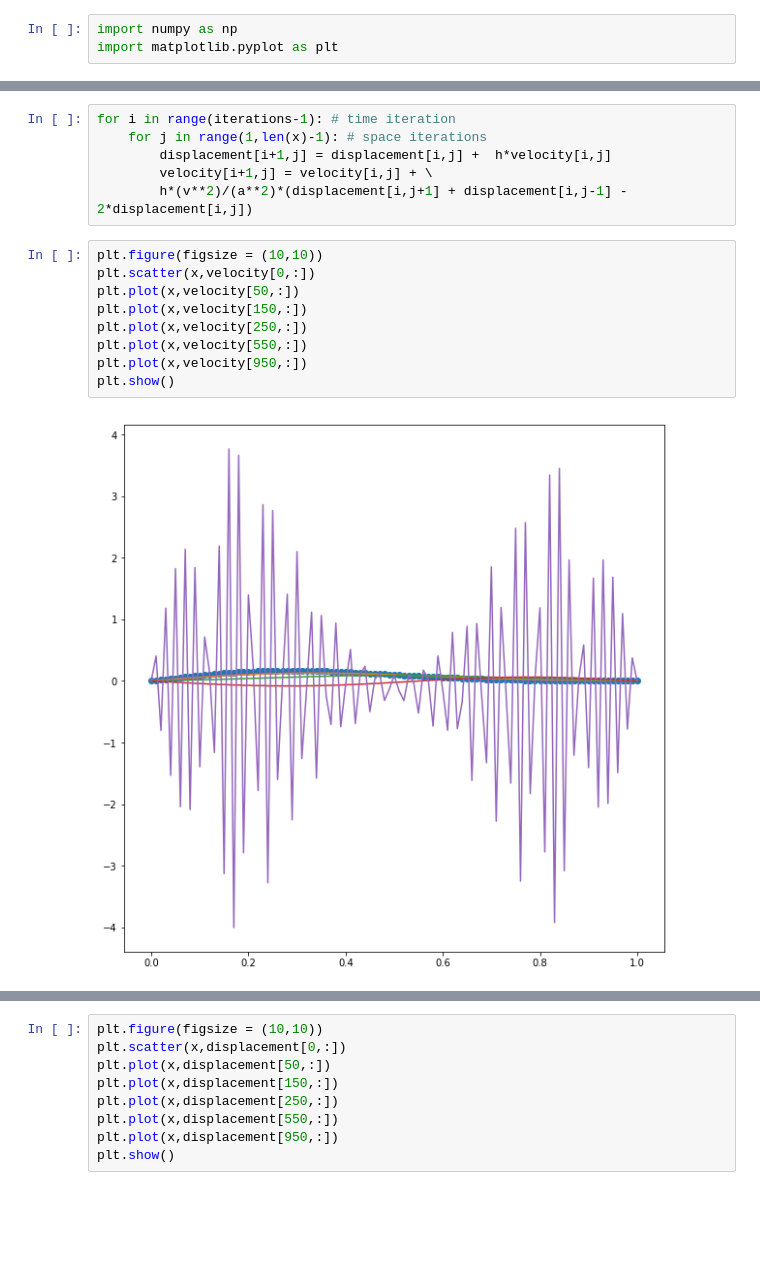
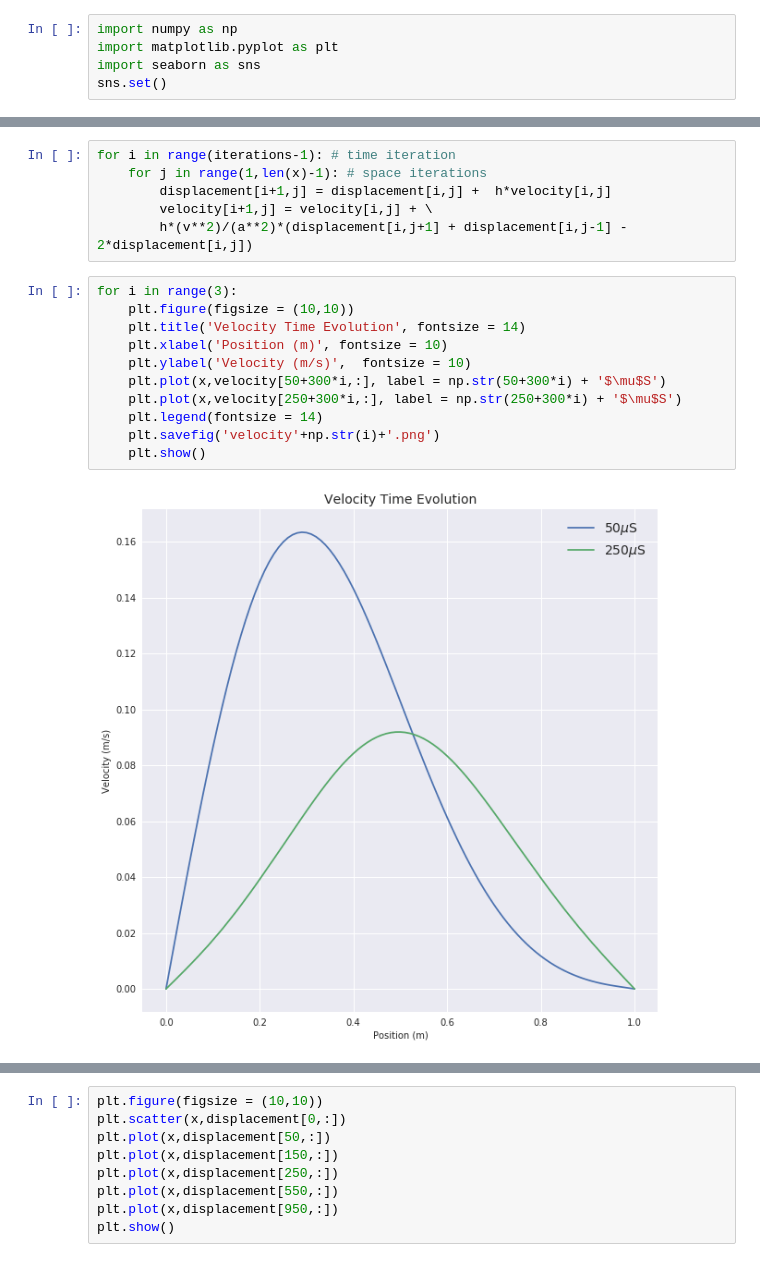
Before and after one commit to andrewkhardy/PHY-407, a Jupyter notebook: Lab08_Q2.ipynb, the cells around one changed output, grey strips where cells are left out. Saved outputs shown, nothing was run; the diff lists cells and outputs as text; blank space fills up the shorter version.

```diff
--- a/Lab08_Q2.ipynb
+++ b/Lab08_Q2.ipynb
@@ -8,6 +8,8 @@ which models a piano string being hit by a hammer.
 # %%
 import numpy as np
 import matplotlib.pyplot as plt
+import seaborn as sns
+sns.set()
 # %%
 # Defining Constants
 h = 10e-6  # time step
@@ -31,14 +33,16 @@ for i in range(iterations-1): # time iteration
         displacement[i+1,j] = displacement[i,j] +  h*velocity[i,j]
         velocity[i+1,j] = velocity[i,j] + \
         h*(v**2)/(a**2)*(displacement[i,j+1] + displacement[i,j-1] - 2*displacement[i,j])
-# %%
-plt.figure(figsize = (10,10))
-plt.scatter(x,velocity[0,:])
-plt.plot(x,velocity[50,:])
-plt.plot(x,velocity[150,:])
-plt.plot(x,velocity[250,:])
-plt.plot(x,velocity[550,:])
-plt.plot(x,velocity[950,:])
-plt.show()
-# %% [output]
-[figure, removed]
+# %%
+for i in range(3):
+    plt.figure(figsize = (10,10))
+    plt.title('Velocity Time Evolution', fontsize = 14)
+    plt.xlabel('Position (m)', fontsize = 10)
+    plt.ylabel('Velocity (m/s)',  fontsize = 10)
+    plt.plot(x,velocity[50+300*i,:], label = np.str(50+300*i) + '$\mu$S')
+    plt.plot(x,velocity[250+300*i,:], label = np.str(250+300*i) + '$\mu$S')
+    plt.legend(fontsize = 14)
+    plt.savefig('velocity'+np.str(i)+'.png')
+    plt.show()
+# %% [output]
+[figure, added]
```
Also changed, not shown: parts of 1 cell of this notebook.
